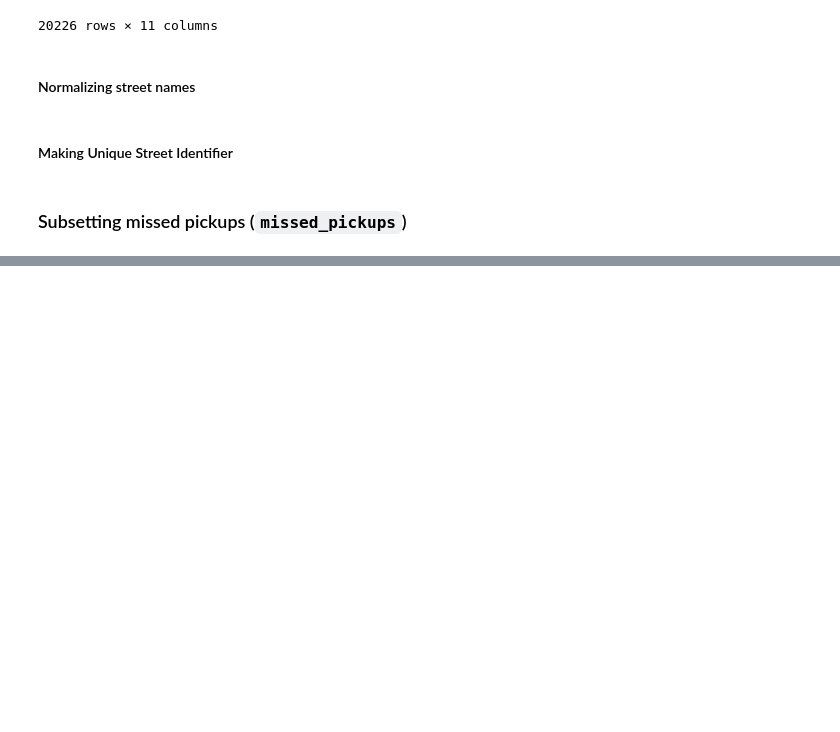
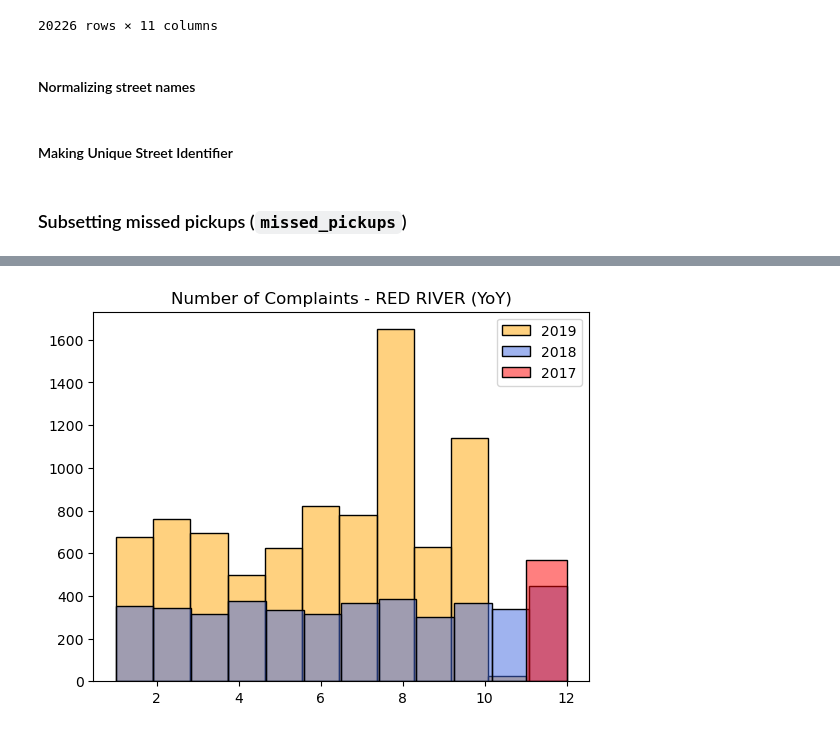
Before and after one commit to NSS-Data-Analytics-Cohort-17/trash-haulers-japan, a Jupyter notebook: scripts/trash_eda_Matthew.ipynb, the cells around one changed output, grey strips where cells are left out. Drawn from its saved outputs; the diff is of its cells as text; code cells hidden in the pictures; blank space fills up the shorter version.

```diff
--- a/scripts/trash_eda_Matthew.ipynb
+++ b/scripts/trash_eda_Matthew.ipynb
@@ -92,0 +170,42 @@ Name: count, dtype: int64
+# %%
+red_missed_17 = red_missed[red_missed['Year'] == 2017].copy()
+red_missed_18 = red_missed[red_missed['Year'] == 2018].copy()
+red_missed_19 = red_missed[red_missed['Year'] == 2019].copy()
+
+red_missed_17['Month'] = red_missed_17['Date Opened'].dt.month
+red_missed_18['Month'] = red_missed_18['Date Opened'].dt.month
+red_missed_19['Month'] = red_missed_19['Date Opened'].dt.month
+
+sns.histplot(
+    data=red_missed_19,
+    x='Month',
+    bins=11,
+    kde=False,
+    color='orange',
+    label='2019',
+    alpha=0.5
+)
+sns.histplot(
+    data=red_missed_18,
+    x='Month',
+    bins=12,
+    kde=False,
+    color='royalblue',
+    label='2018',
+    alpha=0.5
+)
+ax = sns.histplot(
+    data=red_missed_17,
+    x='Month',
+    bins=1,
+    kde=False,
+    color='red',
+    label='2017',
+    alpha=0.5
+)
+
+ax.set(title='Number of Complaints - RED RIVER (YoY)', xlabel='', ylabel='')
+plt.legend()
+plt.show()
+# %% [output]
+[figure, added]
```
Also changed, not shown: parts of 26 cells of this notebook, 6 other files.
